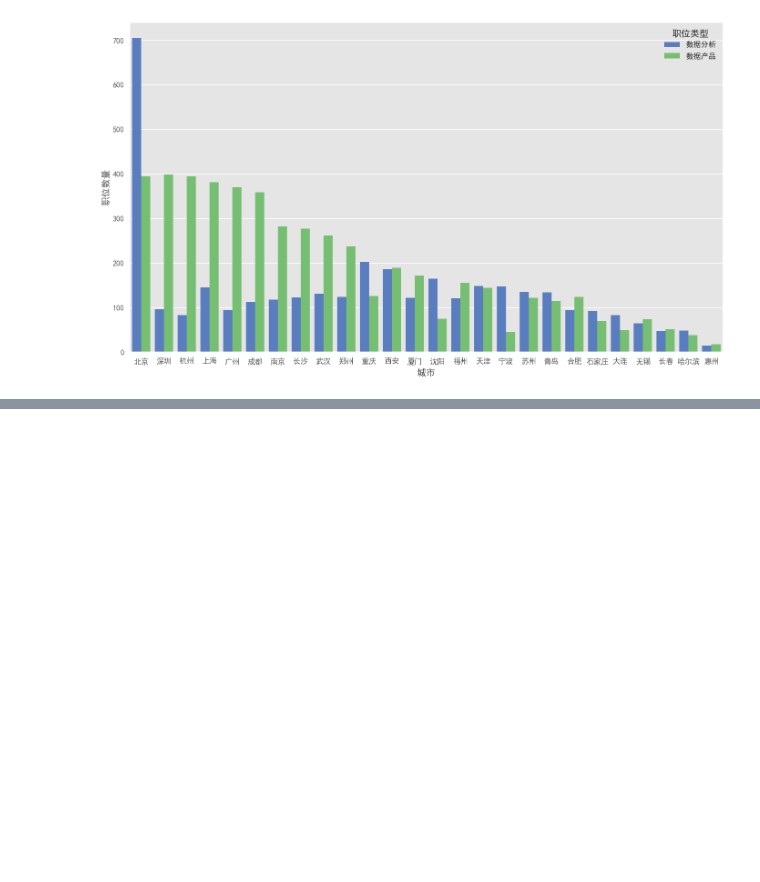
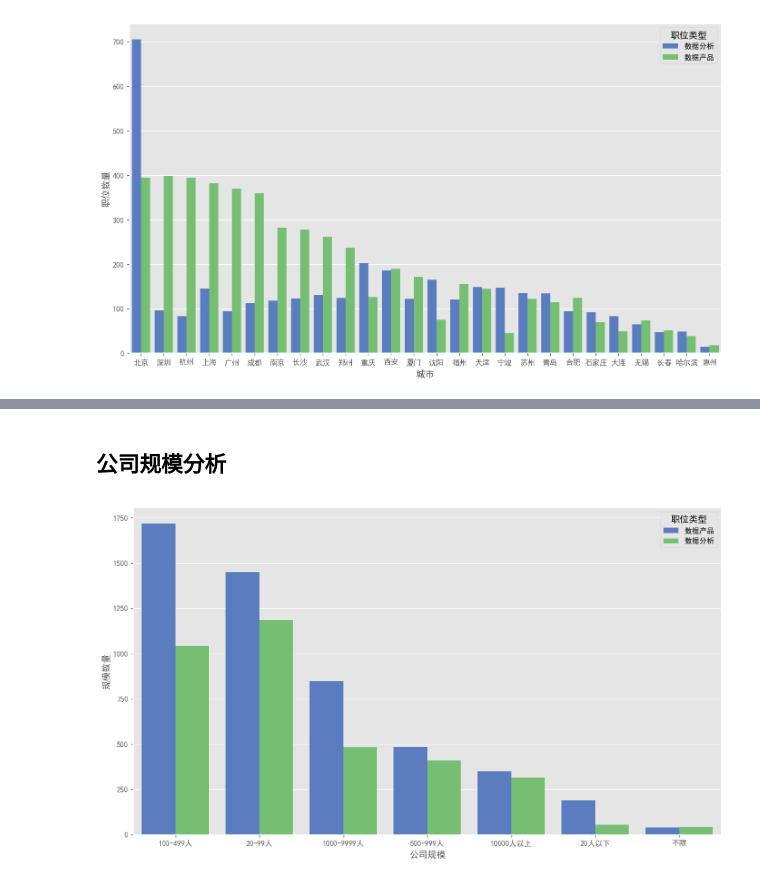
Before and after one commit to mingsquall/pm-salt, a Jupyter notebook: Vol 02 数据产品与数据分析职位分析/Data Product & Data Analysis.ipynb, the cells around one changed output, grey strips where cells are left out. Saved outputs shown, nothing was run; the diff lists cells and outputs as text; code cells hidden in the pictures; blank space fills up the shorter version.

```diff
--- a/Vol 02 数据产品与数据分析职位分析/Data Product & Data Analysis.ipynb
+++ b/Vol 02 数据产品与数据分析职位分析/Data Product & Data Analysis.ipynb
@@ -247,0 +284,32 @@ plt.show()
+# %% [markdown]
+## 公司规模分析
+# %%
+# 公司规模数据准备
+df = pd.DataFrame(real_data_product_df.groupby('companySize').size())
+df.rename(columns={0:'数据产品'}, inplace=True)
+df2 = pd.DataFrame(real_data_analysis_df.groupby('companySize').size())
+df2.rename(columns={0:'数据分析'}, inplace=True)
+df = df.merge(df2, on='companySize', how='outer')
+df = df.fillna(0)
+# 公司规模数据转化为可绘制hue图的类型
+cpsize_lis = list()
+val_lis = list()
+pos_lis = list()
+tp = ['数据分析', '数据产品']
+for i in range(len(df)):
+    cpsize = df.index[i]
+    da = df.loc[cpsize, tp[0]]
+    dp = df.loc[cpsize, tp[1]]
+    cpsize_lis += [cpsize] * 2
+    val_lis += [da, dp]
+    pos_lis += tp
+# 公司规模分布图
+cp_bar_dic = {"职位类型": pos_lis, "规模数量": val_lis, "公司规模": cpsize_lis}
+cp_bar_df = pd.DataFrame(cp_bar_dic, columns=['职位类型', '规模数量', '公司规模'])
+cp_bar_df = cp_bar_df.sort_values('规模数量', ascending=False)
+plt.figure(figsize=(14,8), dpi=120)
+sns.barplot(x="公司规模", y="规模数量", hue='职位类型', data=cp_bar_df, palette = 'muted')
+plt.savefig("2-1-公司规模分布.jpg")
+plt.show()
+# %% [output]
+[figure, added]
```
Also changed, not shown: parts of 25 cells of this notebook.
